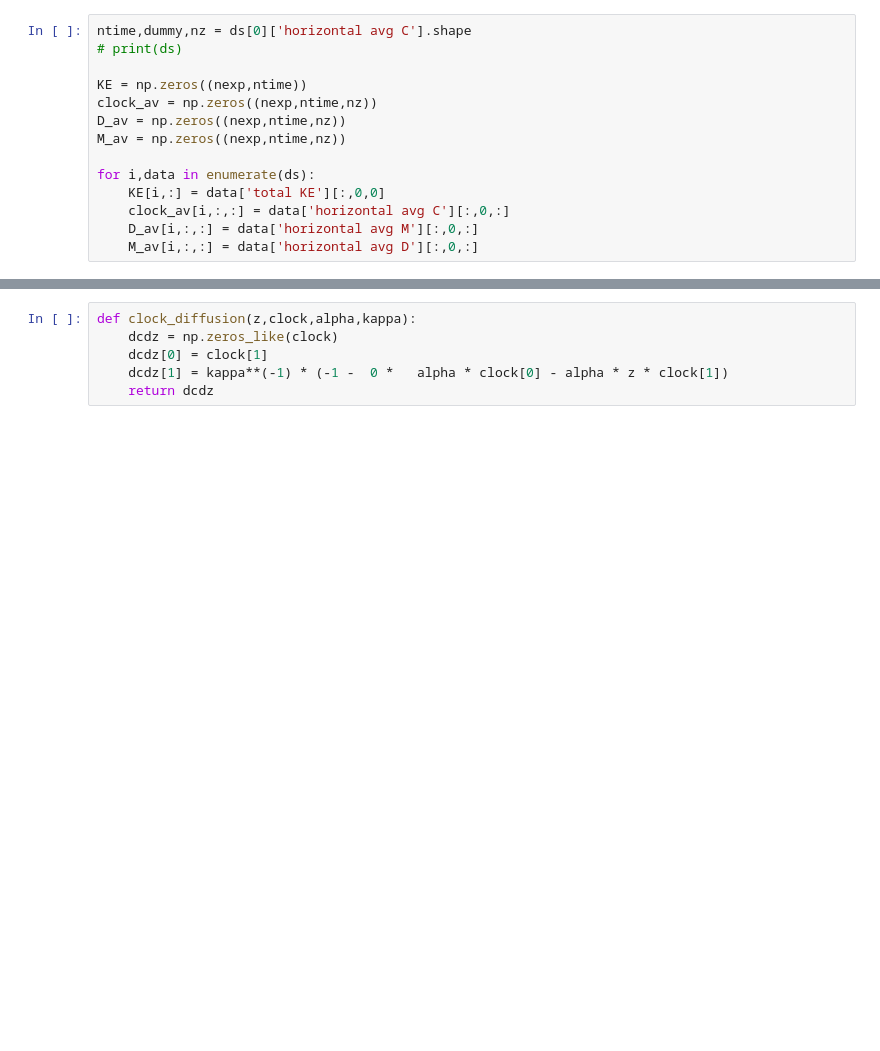
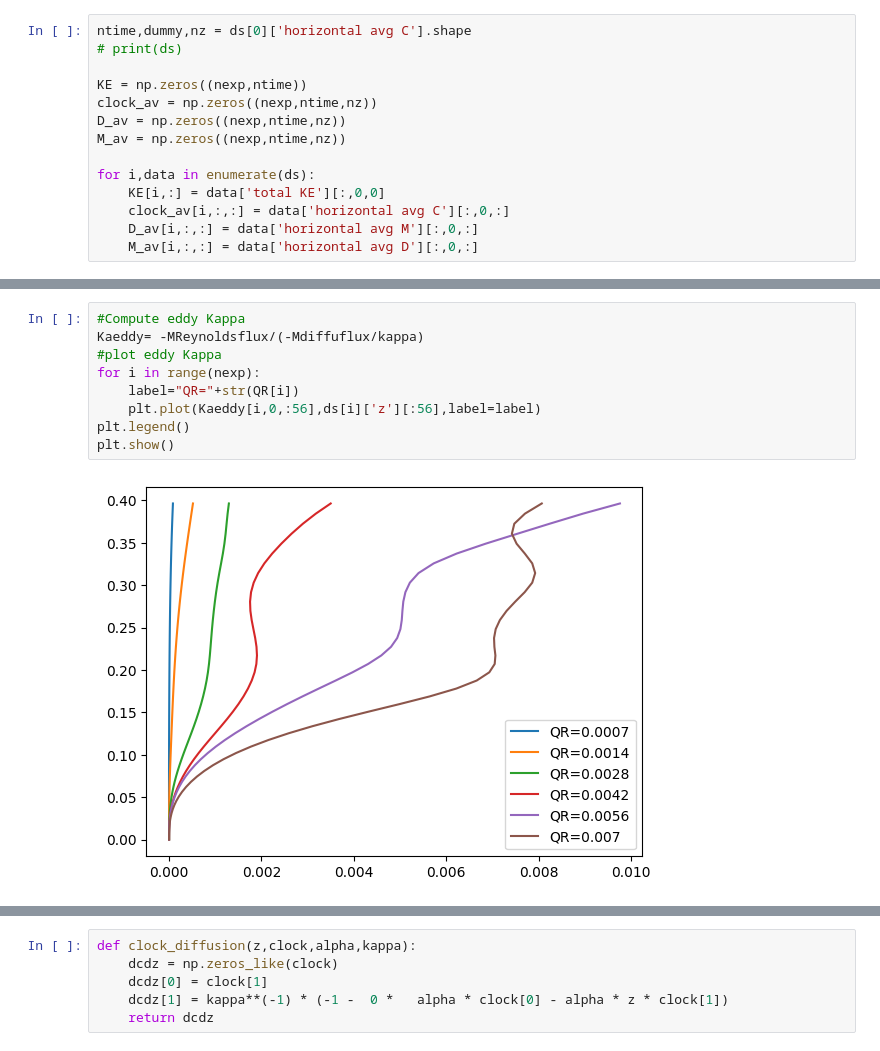
Before and after one commit to bz226/Research-Dedalus, a Jupyter notebook: 2d-AR=64/diag.ipynb, the cells around one changed output, grey strips where cells are left out. Drawn from its saved outputs; the diff is of its cells as text; blank space fills up the shorter version.

```diff
--- a/2d-AR=64/diag.ipynb
+++ b/2d-AR=64/diag.ipynb
@@ -177,0 +194,11 @@ plt.show()
+# %%
+#Compute eddy Kappa
+Kaeddy= -MReynoldsflux/(-Mdiffuflux/kappa)
+#plot eddy Kappa
+for i in range(nexp):
+    label="QR="+str(QR[i])
+    plt.plot(Kaeddy[i,0,:56],ds[i]['z'][:56],label=label)
+plt.legend()
+plt.show()
+# %% [output]
+[figure, added]
```
Also changed, not shown: parts of 13 cells of this notebook, 2 other files.
